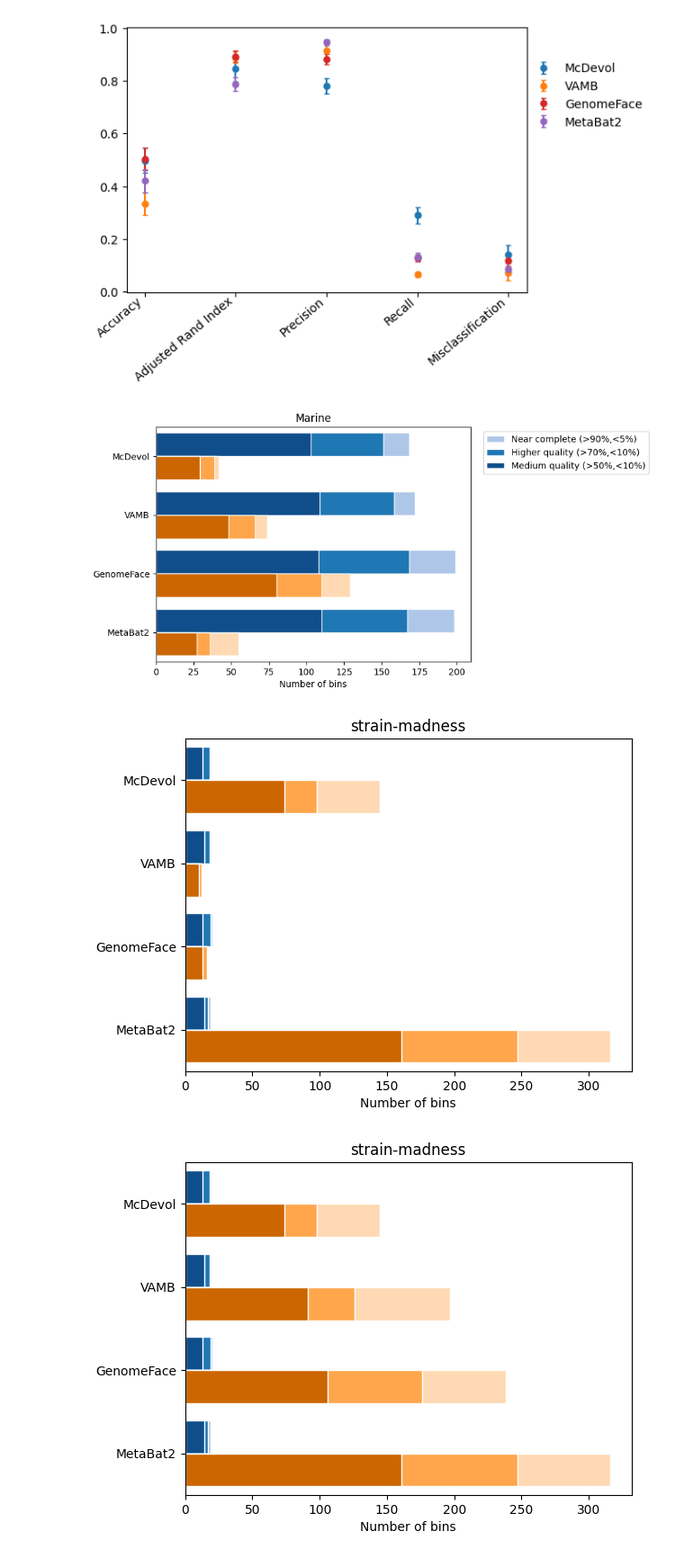
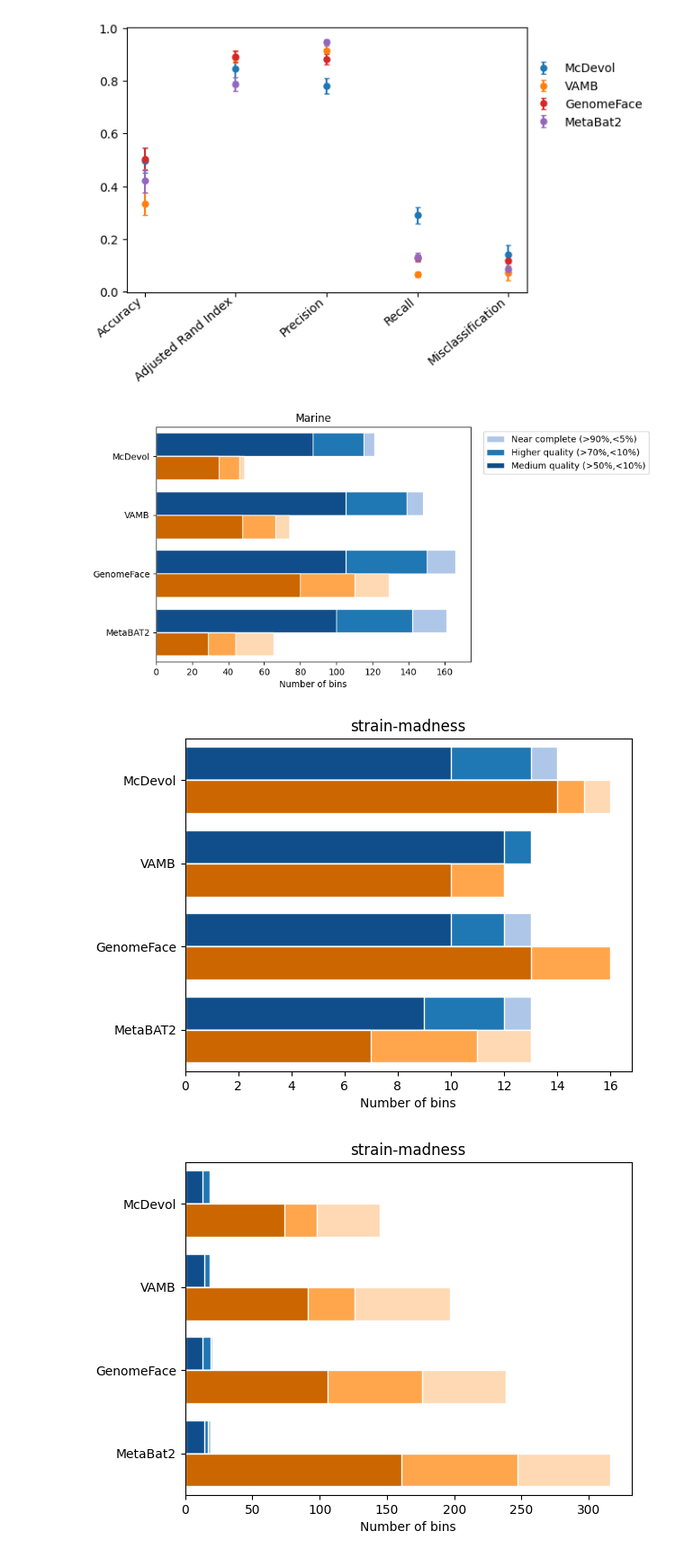
Before and after one commit to soedinglab/binning_benchmarking, a Jupyter notebook: plots.ipynb, the cells around one changed output. Shown at 90% size. Cells and saved outputs as stored; diff of their text form; code cells hidden in the pictures.

Commit message:
plots and Readme update

```diff
--- a/plots.ipynb
+++ b/plots.ipynb
@@ -635,8 +717,7 @@ plt.savefig('plots/msamber_plant.png', dpi=600, format='png', bbox_inches='tight
 [figure]
 # %%
 # marine
-nonredundant_mags = pd.read_csv('/home/yazhini/work/binning_benchmarking/pooled_vs_multisplitnonredundant', header=0, sep='\t')
-
+nonredundant_mags = pd.read_csv('/home/yazhini/work/binning_benchmarking/pooled_vs_multisplitnonredundant_amberassessment', header=0, sep='\t')
 mags_counts_ma = nonredundant_mags.loc[nonredundant_mags['Dataset'].str.contains('marine pooled|marine multisplit nr')]
 mags_counts_ma.set_index(['Tools', 'Dataset'], inplace=True)
 tools_order = mags_counts_ma.index.get_level_values(0).unique()
@@ -693,12 +774,12 @@ plt.ylim(-0.5, 3.5)
 # Adjust the layout to ensure all bars are fully visible
 # plt.tight_layout(rect=[1, 1, 2, 1.95])  # Adjust the rect parameter to add padding at the top
 
-plt.savefig('plots/pooled_multisplit_nr_marine.png', dpi=600, format='png', bbox_inches='tight')
+plt.savefig('plots/pooled_multisplit_nr_marine_amber.png', dpi=600, format='png', bbox_inches='tight')
 # %% [output]
-[figure, old version]
+[figure, new version]
 # %%
 # strain-madness
-nonredundant_mags = pd.read_csv('/home/yazhini/work/binning_benchmarking/pooled_vs_multisplitnonredundant', header=0, sep='\t')
+nonredundant_mags = pd.read_csv('/home/yazhini/work/binning_benchmarking/pooled_vs_multisplitnonredundant_amberassessment', header=0, sep='\t')
 
 mags_counts_ss = nonredundant_mags.loc[nonredundant_mags['Dataset'].str.contains('strain pooled|strain multisplit nr')]
 mags_counts_ss.set_index(['Tools', 'Dataset'], inplace=True)
@@ -730,35 +811,35 @@ y_pos_shifted = [pos + bar_width + bar_gap for pos in y_pos]  # Shift positions
 (mags_counts_ssplot['Near-complete (90%-5%)']['strain pooled'] +
 mags_counts_ssplot['Higher']['strain pooled']).plot(
     kind='barh', color=colors[1], width=bar_width, ax=ax, position=0, edgecolor='white')
 
 (mags_counts_ssplot['Near-complete (90%-5%)']['strain pooled']).plot(
     kind='barh', color=colors[0], width=bar_width, ax=ax, position=0, edgecolor='white')
 
 # Plot the stacked bar segments for "plant reassembly" with shifted positions
 (mags_counts_ssplot['Near-complete (90%-5%)']['strain multisplit nr'] +
  mags_counts_ssplot['Higher']['strain multisplit nr'] +
  mags_counts_ssplot['Medium']['strain multisplit nr']).plot(
     kind='barh', color=colors_ms[2], width=bar_width, ax=ax, position=1, edgecolor='white')
 
 (mags_counts_ssplot['Near-complete (90%-5%)']['strain multisplit nr'] +
  mags_counts_ssplot['Higher']['strain multisplit nr']).plot(
     kind='barh', color=colors_ms[1], width=bar_width, ax=ax, position=1, edgecolor='white')
 
 (mags_counts_ssplot['Near-complete (90%-5%)']['strain multisplit nr']).plot(
     kind='barh', color=colors_ms[0], width=bar_width, ax=ax, position=1, edgecolor='white')
 
 # Customize plot appearance
 # plt.legend(['Near complete (>90%,<5%)', 'Higher quality (>70%,<10%)', 'Medium quality (>50%,<10%)'], loc=(1.04, 0.8))
 plt.title('strain-madness')
 plt.xlabel('Number of bins')
 plt.ylabel('')
 plt.ylim(-0.5, 3.5)
 # Adjust the layout to ensure all bars are fully visible
 # plt.tight_layout(rect=[1, 1, 2, 1.95])  # Adjust the rect parameter to add padding at the top
 
-plt.savefig('plots/pooled_multisplit_nr_strain.png', dpi=600, format='png', bbox_inches='tight')
+plt.savefig('plots/pooled_multisplit_nr_strain_amber.png', dpi=600, format='png', bbox_inches='tight')
 # %% [output]
-[figure, old version]
+[figure, new version]
 # %%
 # strain-madness
 mags_counts_ss = pd.read_csv('/home/yazhini/work/binning_benchmarking/pooled_vs_multisplitnonredundant_mcdevol_clustering', header=0, sep='\t')
```
Also changed, not shown: parts of 15 cells of this notebook, 1 other file.
